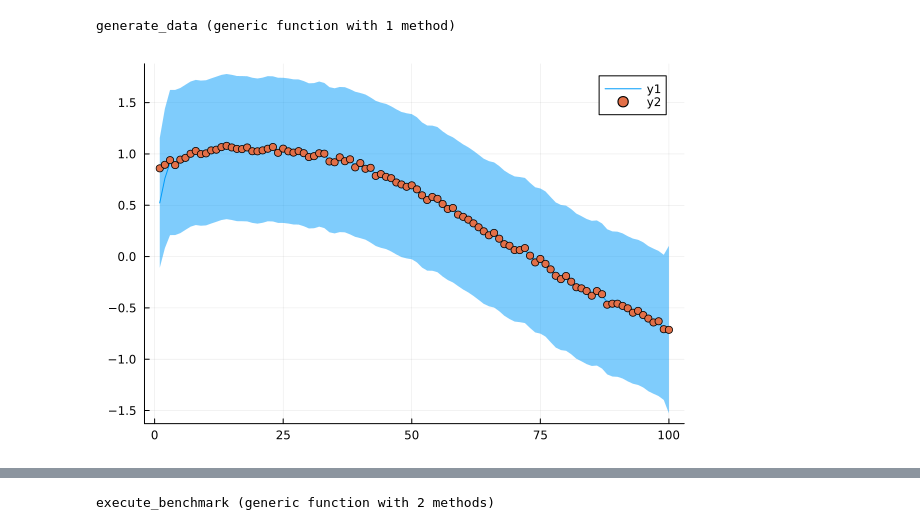
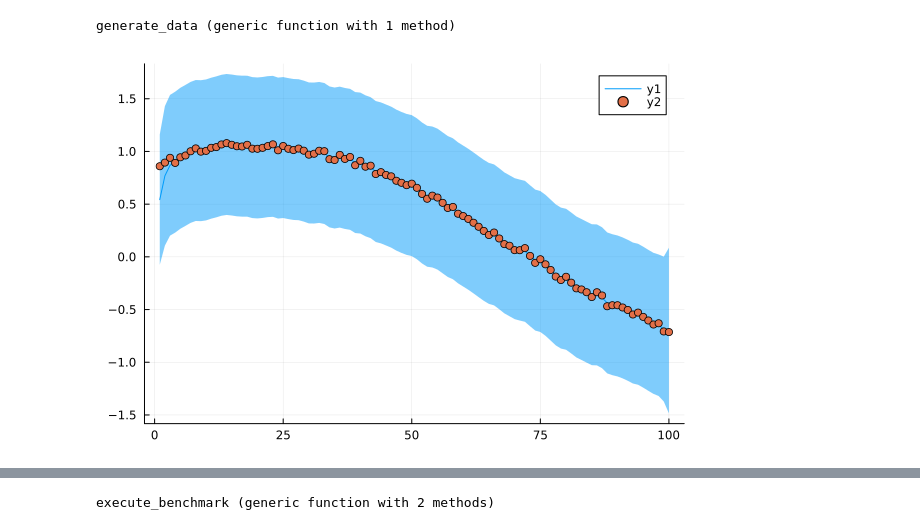
Before and after one commit to biaslab/ThesisParallelMP, a Jupyter notebook: benchmarks/state_space_model.ipynb, the cells around one changed output, grey strips where cells are left out. Drawn from its saved outputs; the diff is of its cells as text; code cells hidden in the pictures.

```diff
--- a/benchmarks/state_space_model.ipynb
+++ b/benchmarks/state_space_model.ipynb
@@ -69,18 +80,19 @@ end
 # %%
 seed = 123
 rng  = StableRNG(seed)
 n = 100
 
 data = generate_data(rng, n);
 
 results = infer(
     model = state_space_model(n, 10, nothing, ThreadsReusingPipelineStage(vague(NormalMeanVariance))),
     data  = (y = data,),
-    iterations    = 2,
+    iterations    = 20,
     returnvars    = KeepLast(),
     options       = (limit_stack_depth = 100, ),
+    free_energy   = true
 );
 plot(mean.(results.posteriors[:x]), ribbon = std.(results.posteriors[:x]))
 scatter!(data)
 # %% [output]
-[figure, old version]
+[figure, new version]
```
Also changed, not shown: parts of 5 cells of this notebook, 1 other file.
